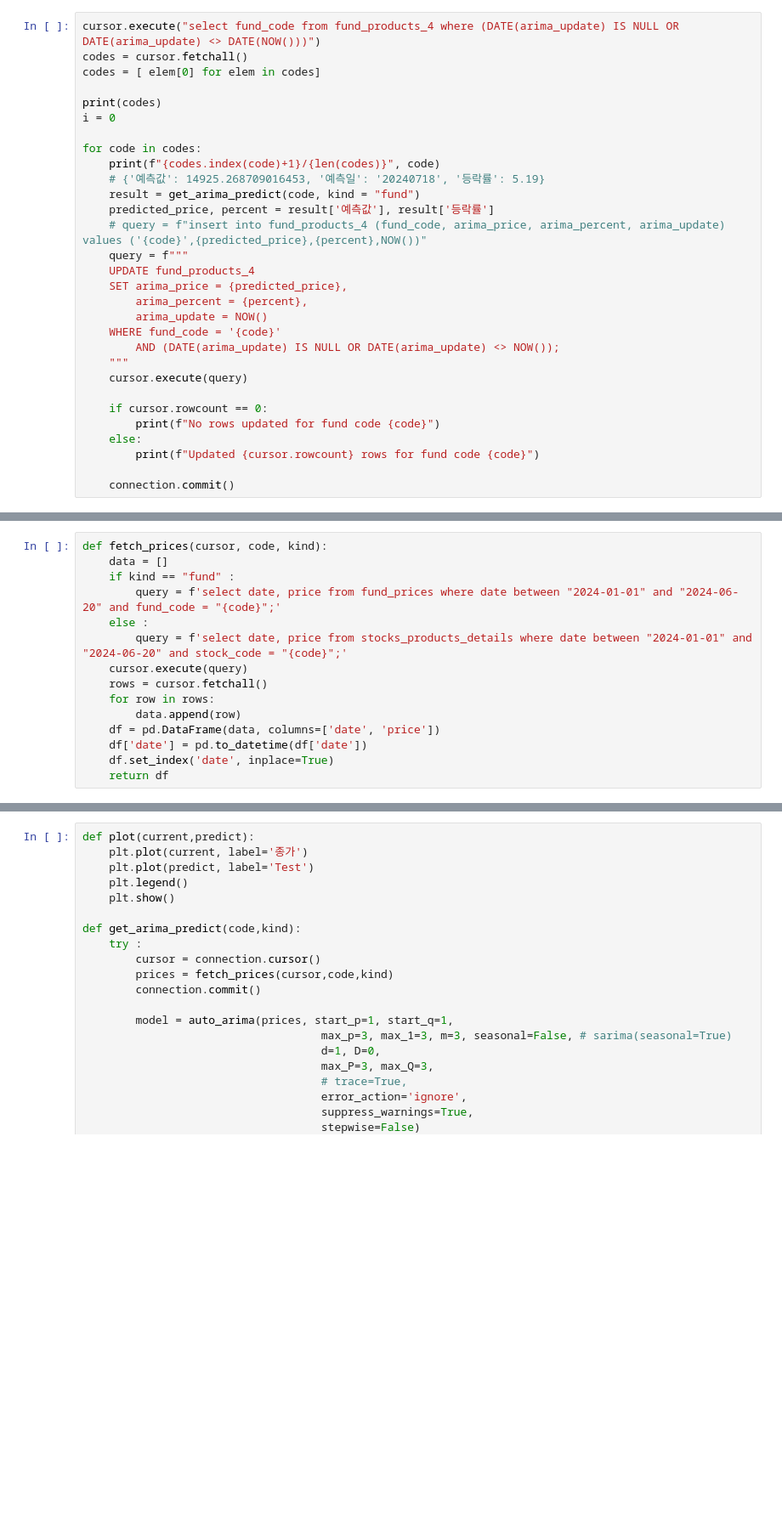
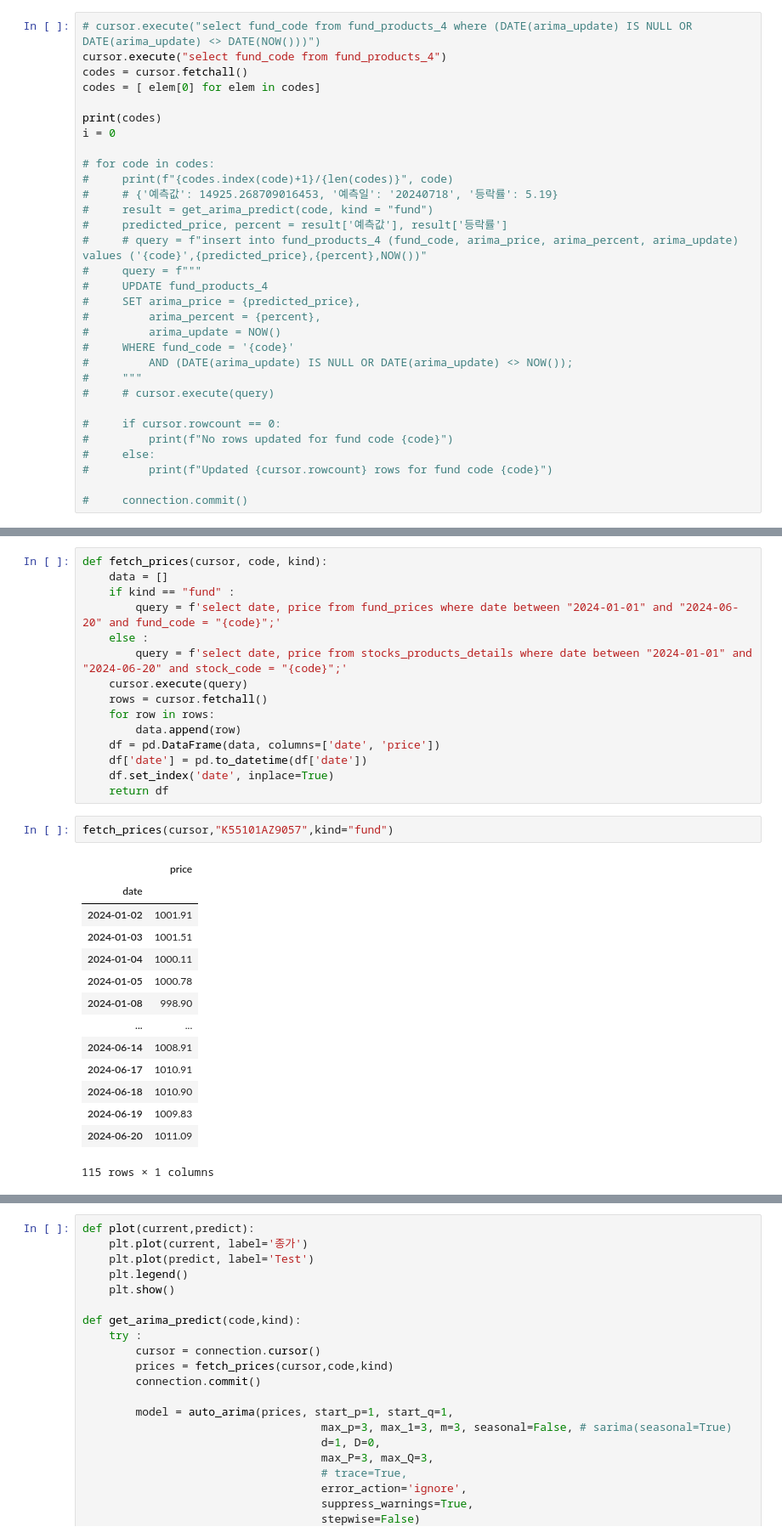
Before and after one commit to hit-it-PDA/ML, a Jupyter notebook: HITIT_Server/ARIMA.ipynb, the cells around one changed output, grey strips where cells are left out. Shown at 85% size. Drawn from its saved outputs; the diff is of its cells as text; blank space fills up the shorter version.

```diff
--- a/HITIT_Server/ARIMA.ipynb
+++ b/HITIT_Server/ARIMA.ipynb
@@ -71,33 +71,34 @@ date
 
 [115 rows x 1 columns]
 # %%
-cursor.execute("select fund_code from fund_products_4 where (DATE(arima_update) IS NULL OR DATE(arima_update) <> DATE(NOW()))")
+# cursor.execute("select fund_code from fund_products_4 where (DATE(arima_update) IS NULL OR DATE(arima_update) <> DATE(NOW()))")
+cursor.execute("select fund_code from fund_products_4")
 codes = cursor.fetchall()
 codes = [ elem[0] for elem in codes]
 
 print(codes)
 i = 0
 
-for code in codes:
-    print(f"{codes.index(code)+1}/{len(codes)}", code)
-    # {'예측값': 14925.268709016453, '예측일': '20240718', '등락률': 5.19}
-    result = get_arima_predict(code, kind = "fund")
-    predicted_price, percent = result['예측값'], result['등락률']
-    # query = f"insert into fund_products_4 (fund_code, arima_price, arima_percent, arima_update) values ('{code}',{predicted_price},{percent},NOW())"
-    query = f"""
-    UPDATE fund_products_4
-    SET arima_price = {predicted_price},
-        arima_percent = {percent},
-        arima_update = NOW()
-    WHERE fund_code = '{code}'
-        AND (DATE(arima_update) IS NULL OR DATE(arima_update) <> NOW());
-    """
-    cursor.execute(query)
+# for code in codes:
+#     print(f"{codes.index(code)+1}/{len(codes)}", code)
+#     # {'예측값': 14925.268709016453, '예측일': '20240718', '등락률': 5.19}
+#     result = get_arima_predict(code, kind = "fund")
+#     predicted_price, percent = result['예측값'], result['등락률']
+#     # query = f"insert into fund_products_4 (fund_code, arima_price, arima_percent, arima_update) values ('{code}',{predicted_price},{percent},NOW())"
+#     query = f"""
+#     UPDATE fund_products_4
+#     SET arima_price = {predicted_price},
+#         arima_percent = {percent},
+#         arima_update = NOW()
+#     WHERE fund_code = '{code}'
+#         AND (DATE(arima_update) IS NULL OR DATE(arima_update) <> NOW());
+#     """
+#     # cursor.execute(query)
 
-    if cursor.rowcount == 0:
-        print(f"No rows updated for fund code {code}")
-    else:
-        print(f"Updated {cursor.rowcount} rows for fund code {code}")
+#     if cursor.rowcount == 0:
+#         print(f"No rows updated for fund code {code}")
+#     else:
+#         print(f"Updated {cursor.rowcount} rows for fund code {code}")
 
-    connection.commit()
+#     connection.commit()
 # %% [output]
@@ -133,6 +118,23 @@ def fetch_prices(cursor, code, kind):
     df['date'] = pd.to_datetime(df['date'])
     df.set_index('date', inplace=True)
     return df
+# %%
+fetch_prices(cursor,"K55101AZ9057",kind="fund")
+# %% [output]
+|  | price |
+| date |  |
+| 2024-01-02 | 1001.91 |
+| 2024-01-03 | 1001.51 |
+| 2024-01-04 | 1000.11 |
+| 2024-01-05 | 1000.78 |
+| 2024-01-08 | 998.90 |
+| ... | ... |
+| 2024-06-14 | 1008.91 |
+| 2024-06-17 | 1010.91 |
+| 2024-06-18 | 1010.90 |
+| 2024-06-19 | 1009.83 |
+| 2024-06-20 | 1011.09 |
+115 rows × 1 columns
 # %%
 # async def insert_data() :
 #     query = "select * from stocks_products"
```
Also changed, not shown: parts of 4 cells of this notebook.
